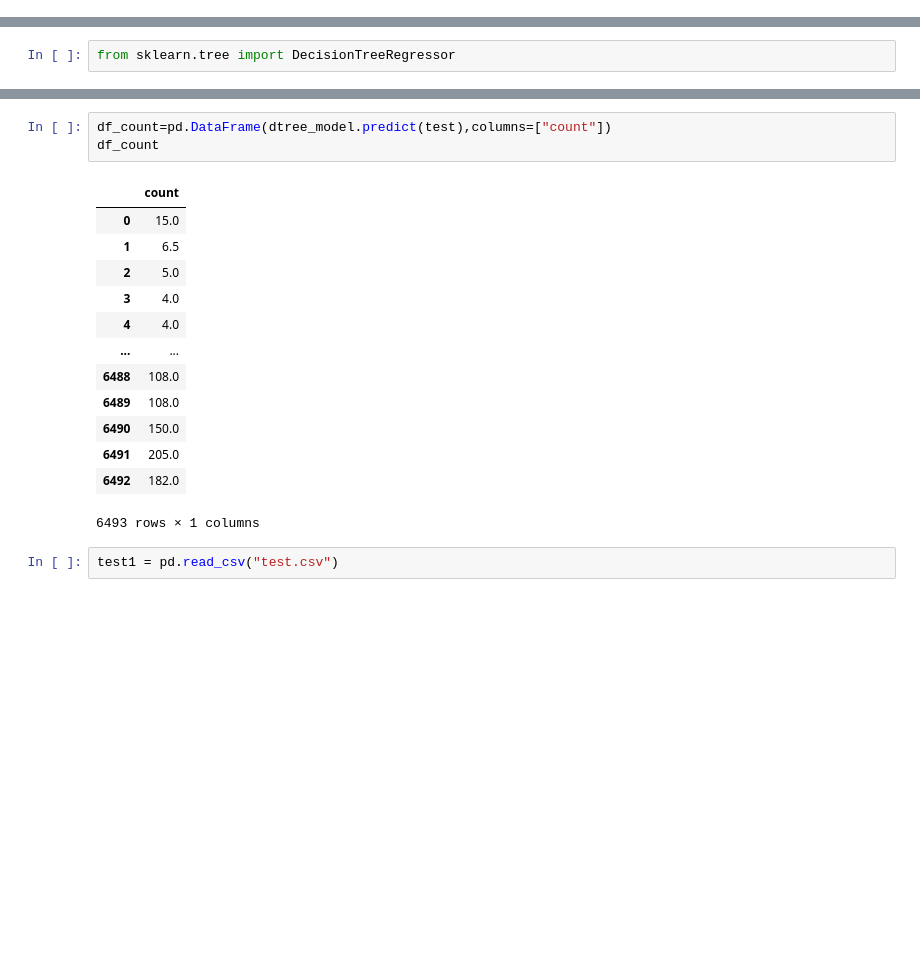
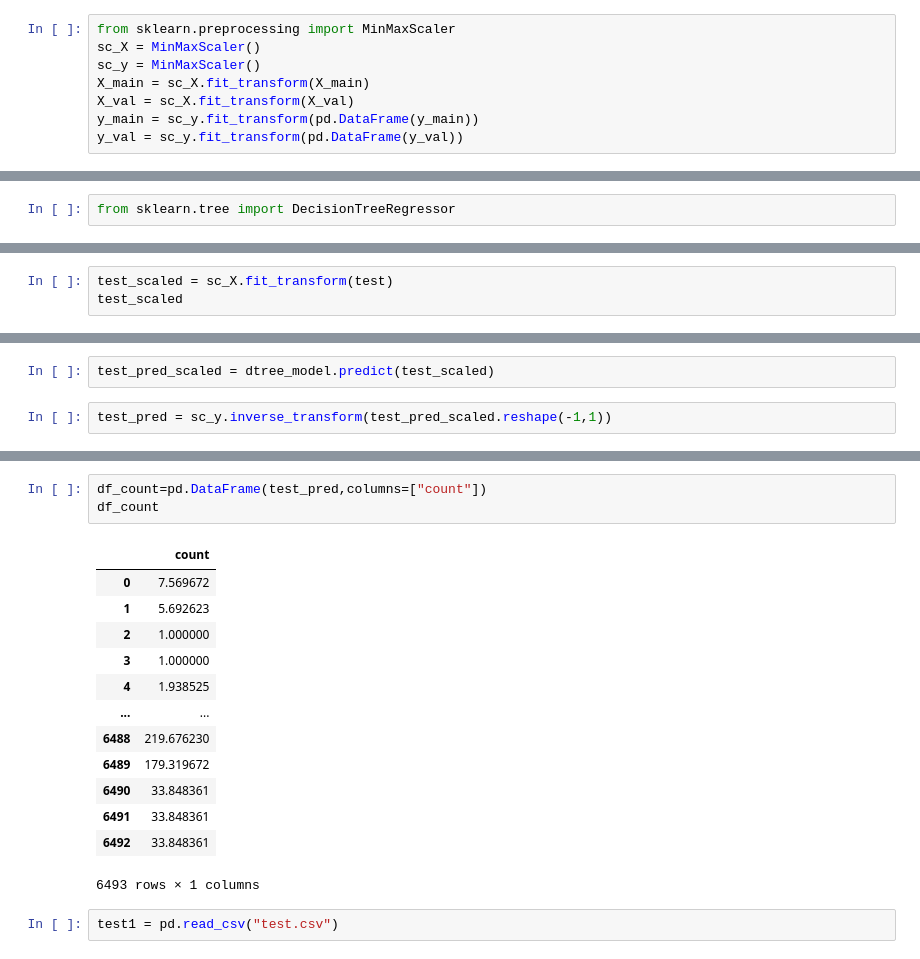
Before and after one commit to mahidher/EDA-BikeSharingDataset, a Jupyter notebook: EDA_Bike_Sharing_.ipynb, the cells around one changed output, grey strips where cells are left out. Drawn from its saved outputs; the diff is of its cells as text; blank space fills up the shorter version.

```diff
--- a/EDA_Bike_Sharing_.ipynb
+++ b/EDA_Bike_Sharing_.ipynb
@@ -485,6 +488,14 @@ Name: count, dtype: int64
 from sklearn.model_selection import train_test_split
 # %%
 X_main,X_val,y_main,y_val = train_test_split(X_train,y_train,random_state=355,test_size=0.2,stratify=X_train["holiday"])
+# %%
+from sklearn.preprocessing import MinMaxScaler
+sc_X = MinMaxScaler()
+sc_y = MinMaxScaler()
+X_main = sc_X.fit_transform(X_main)
+X_val = sc_X.fit_transform(X_val)
+y_main = sc_y.fit_transform(pd.DataFrame(y_main))
+y_val = sc_y.fit_transform(pd.DataFrame(y_val))
 # %% [markdown]
 We cannot use linear regression because there is no linear relation and so it gives very very bad prediction
 # %%
@@ -524,0 +551,3 @@ array([ 15. ,   6.5,   5. , ..., 150. , 205. , 182. ])
+# %%
+test_scaled = sc_X.fit_transform(test)
+test_scaled
@@ -524,0 +568,4 @@ array([ 15. ,   6.5,   5. , ..., 150. , 205. , 182. ])
+# %%
+test_pred_scaled = dtree_model.predict(test_scaled)
+# %%
+test_pred = sc_y.inverse_transform(test_pred_scaled.reshape(-1,1))
@@ -525,19 +582,19 @@ array([ 15. ,   6.5,   5. , ..., 150. , 205. , 182. ])
 # %%
-df_count=pd.DataFrame(dtree_model.predict(test),columns=["count"])
+df_count=pd.DataFrame(test_pred,columns=["count"])
 df_count
 # %% [output]
 |  | count |
-| 0 | 15.0 |
-| 1 | 6.5 |
-| 2 | 5.0 |
-| 3 | 4.0 |
-| 4 | 4.0 |
+| 0 | 7.569672 |
+| 1 | 5.692623 |
+| 2 | 1.000000 |
+| 3 | 1.000000 |
+| 4 | 1.938525 |
 | ... | ... |
-| 6488 | 108.0 |
-| 6489 | 108.0 |
-| 6490 | 150.0 |
-| 6491 | 205.0 |
-| 6492 | 182.0 |
+| 6488 | 219.676230 |
+| 6489 | 179.319672 |
+| 6490 | 33.848361 |
+| 6491 | 33.848361 |
+| 6492 | 33.848361 |
 6493 rows × 1 columns
 # %%
 test1 = pd.read_csv("test.csv")
```
Also changed, not shown: parts of 35 cells of this notebook.
